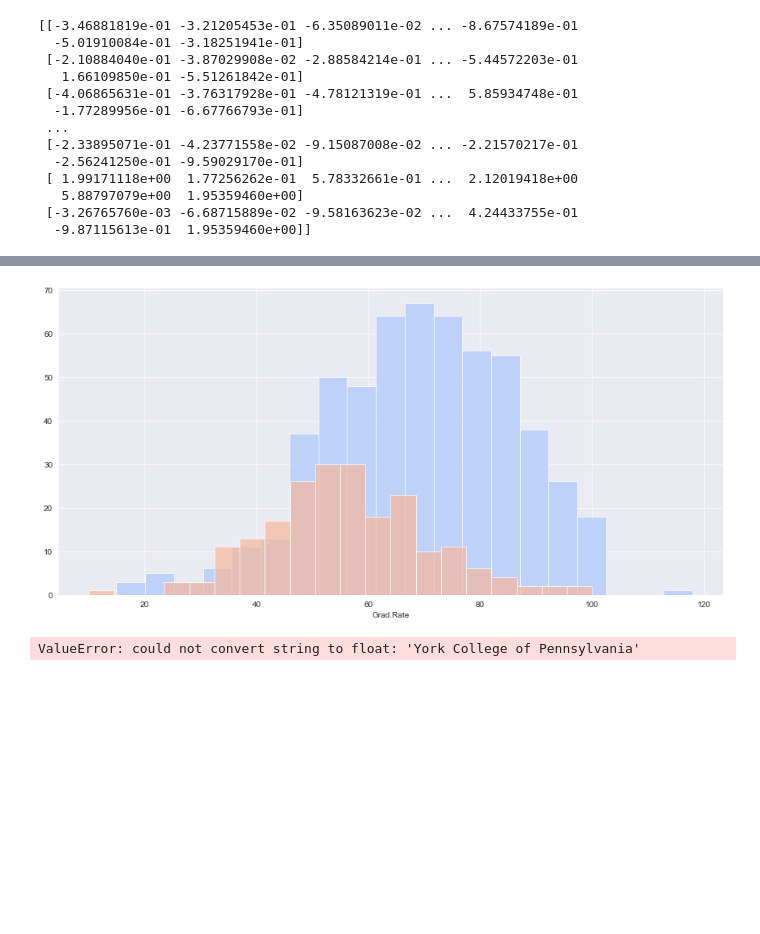
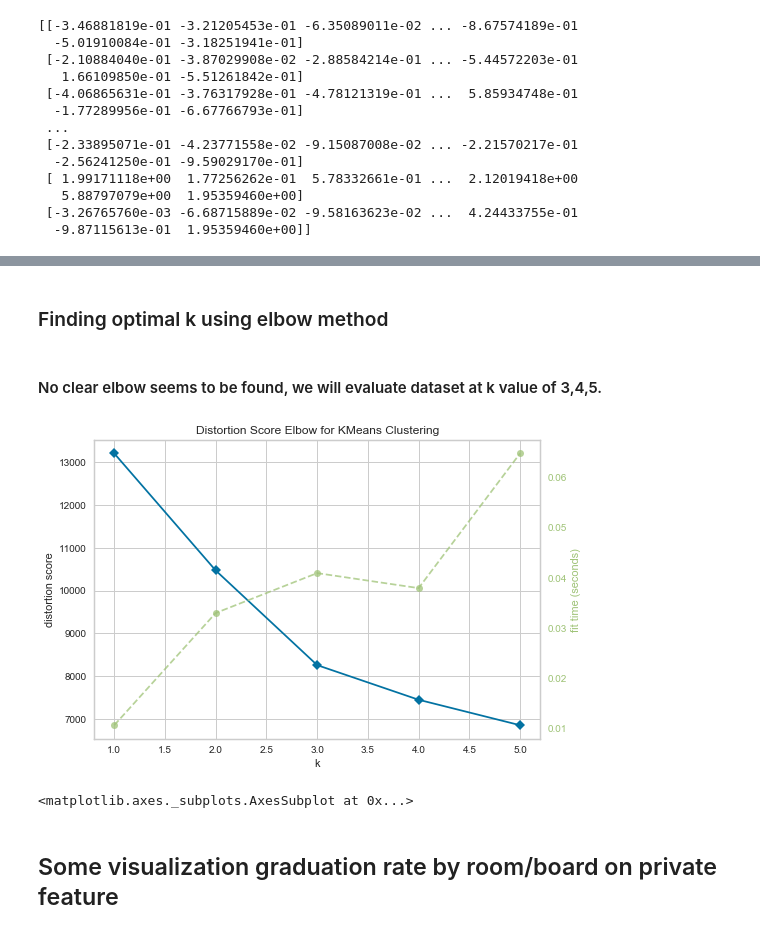
Before and after one commit to Macedon93/Data-Mining, a Jupyter notebook: Assignment 3/Assignment3.ipynb, the cells around one changed output, grey strips where cells are left out. Drawn from its saved outputs; the diff is of its cells as text; code cells hidden in the pictures; blank space fills up the shorter version.

```diff
--- a/Assignment 3/Assignment3.ipynb
+++ b/Assignment 3/Assignment3.ipynb
@@ -145,4 +143,0 @@ print(features)
-# %%
-sns.set_style('whitegrid')
-sns.lmplot('Room.Board','Grad.Rate',data=collegeDF, hue='Private',
-           palette='coolwarm',size=6,aspect=1,fit_reg=False)
@@ -152,4 +143,0 @@ sns.lmplot('Room.Board','Grad.Rate',data=collegeDF, hue='Private',
-# %%
-sns.set_style('darkgrid')
-g = sns.FacetGrid(collegeDF,hue="Private",palette='coolwarm',size=6,aspect=2)
-g = g.map(plt.hist,'Outstate',bins=20,alpha=0.7)
@@ -158,4 +143,0 @@ g = g.map(plt.hist,'Outstate',bins=20,alpha=0.7)
-# %%
-sns.set_style('darkgrid')
-g = sns.FacetGrid(collegeDF,hue="Private",palette='coolwarm',size=6,aspect=2)
-g = g.map(plt.hist,'Grad.Rate',bins=20,alpha=0.7)
@@ -171,6 +143,0 @@ collegeDF[collegeDF['Grad.Rate'] > 100]
-# %%
-sns.set_style('darkgrid')
-g = sns.FacetGrid(collegeDF,hue="Private",palette='coolwarm',size=6,aspect=2)
-g = g.map(plt.hist,'Grad.Rate',bins=20,alpha=0.7)
-# %% [output]
-[figure, removed]
@@ -179,4 +144,2 @@ dosclusters = KMeans(n_clusters=2)
-# %%
-dosclusters.fit(collegeDF.drop(['Private'], axis = 1))
-# %% [output]
-ValueError: could not convert string to float: 'York College of Pennsylvania'
+# %% [markdown]
+### Finding optimal k using elbow method
@@ -182,0 +148,13 @@ ValueError: could not convert string to float: 'York College of Pennsylvania'
+# %% [markdown]
+#### No clear elbow seems to be found, we will evaluate dataset at k value of 3,4,5.
+# %%
+model = KMeans()
+visualizer = KElbowVisualizer(model, k=(1,6))
+
+visualizer.fit(features)        # Fit the data to the visualizer
+visualizer.show()
+# %% [output]
+[figure, added]
+<matplotlib.axes._subplots.AxesSubplot at 0x...>
+# %% [markdown]
+## Some visualization graduation rate by room/board on private feature
```
Also changed, not shown: parts of 12 cells of this notebook.
